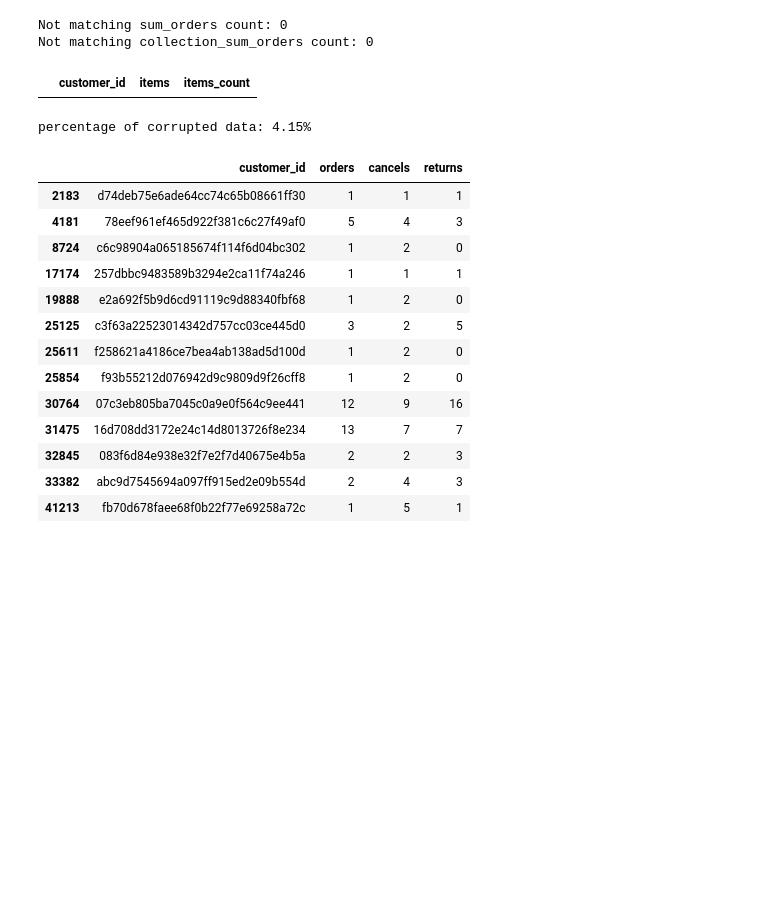
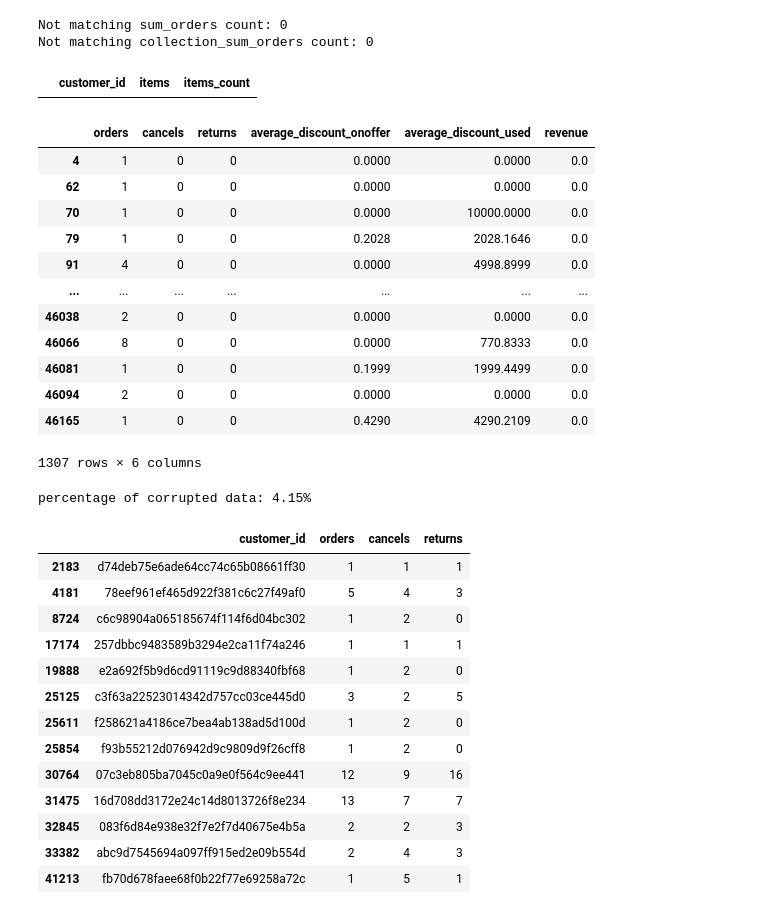
Before and after one commit to praveenkumarbalakrishnan/tasks, a Jupyter notebook: SIG742Task2.ipynb, the cells around one changed output. Saved outputs shown, nothing was run; the diff lists cells and outputs as text; code cells hidden in the pictures; blank space fills up the shorter version.

```diff
--- a/SIG742Task2.ipynb
+++ b/SIG742Task2.ipynb
@@ -229,6 +274,29 @@ df['items_count'] = df.apply(lambda x: x['female_items'] +
 df[(df['items'] != df['items_count'])][['customer_id', 'items', 'items_count']]
 # %% [output]
 |  | customer_id | items | items_count |
+# %%
+# Revenue is dollar spent per person as per the data dictionary.
+# Revenue seems corrupted because if we have atleast 1 order which is not
+# returned or cancelled, it should have revenue associated to that unless
+# sold at 100% discount. some the records there are no discounts, still no revenue
+df[
+   (df['revenue'] == 0) & (df['orders'] - (df['cancels'] + df['returns']) > 0)
+   ][['orders', 'cancels', 'returns','average_discount_onoffer',
+        'average_discount_used', 'revenue']]
+# %% [output]
+|  | orders | cancels | returns | average_discount_onoffer | average_discount_used | revenue |
+| 4 | 1 | 0 | 0 | 0.0000 | 0.0000 | 0.0 |
+| 62 | 1 | 0 | 0 | 0.0000 | 0.0000 | 0.0 |
+| 70 | 1 | 0 | 0 | 0.0000 | 10000.0000 | 0.0 |
+| 79 | 1 | 0 | 0 | 0.2028 | 2028.1646 | 0.0 |
+| 91 | 4 | 0 | 0 | 0.0000 | 4998.8999 | 0.0 |
+| ... | ... | ... | ... | ... | ... | ... |
+| 46038 | 2 | 0 | 0 | 0.0000 | 0.0000 | 0.0 |
+| 46066 | 8 | 0 | 0 | 0.0000 | 770.8333 | 0.0 |
+| 46081 | 1 | 0 | 0 | 0.1999 | 1999.4499 | 0.0 |
+| 46094 | 2 | 0 | 0 | 0.0000 | 0.0000 | 0.0 |
+| 46165 | 1 | 0 | 0 | 0.4290 | 4290.2109 | 0.0 |
+1307 rows × 6 columns
 # %%
 # orders should be cancels + returns + not_returned
 # orders should be greater than on equal to returns + cancels
```
Also changed, not shown: parts of 15 cells of this notebook.
